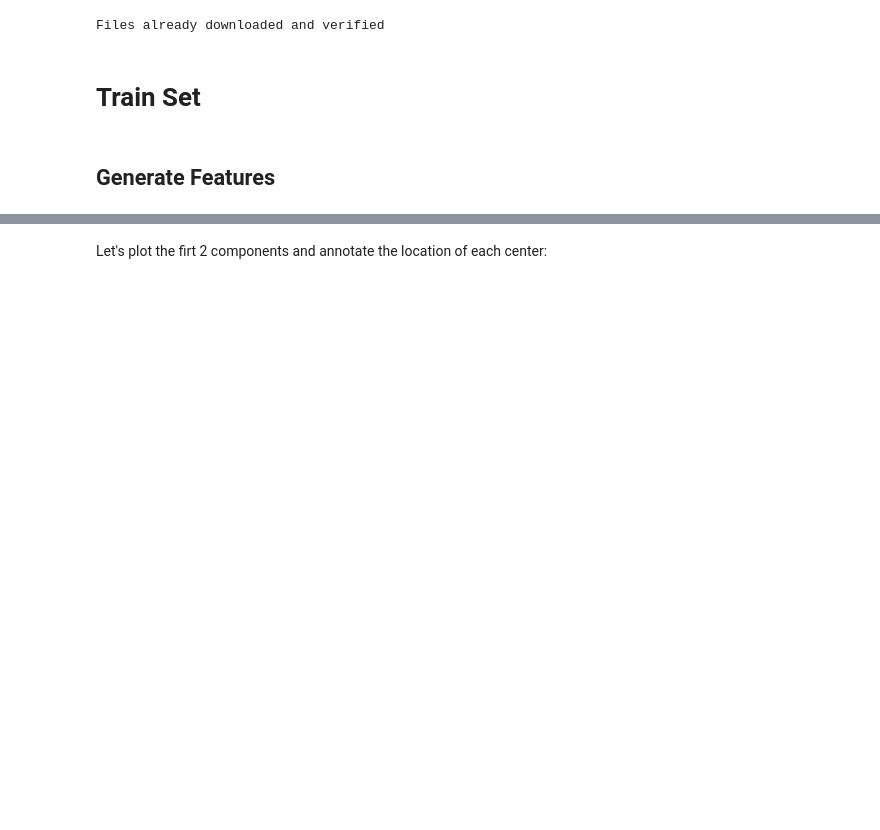
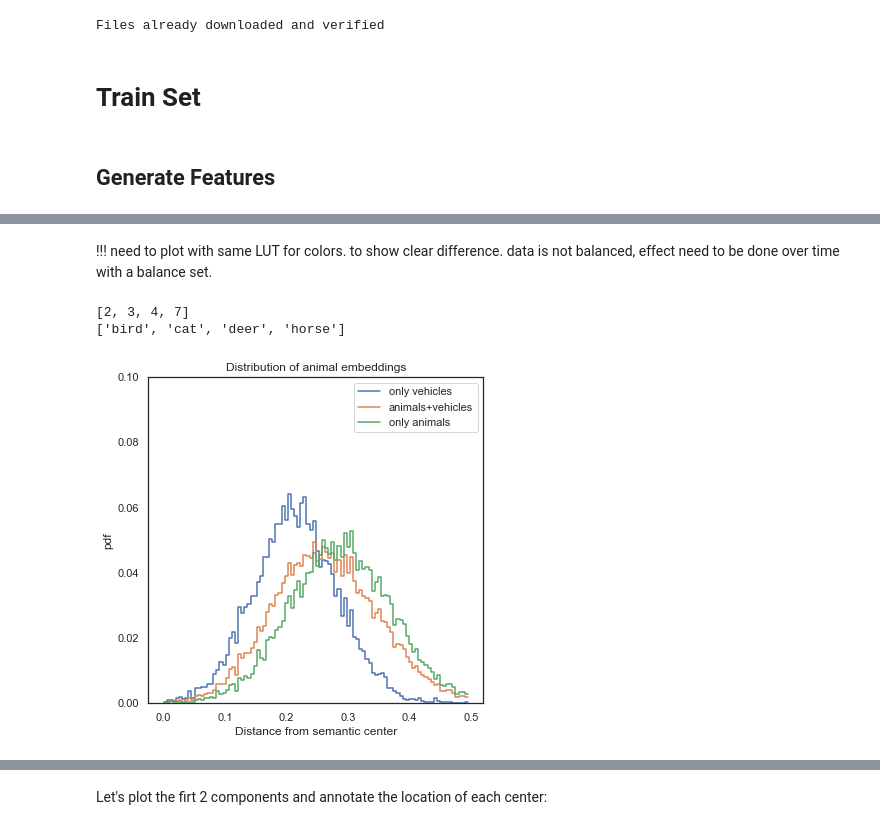
Before and after one commit to rayreed137/whylogs, a Jupyter notebook: examples/whylogs-image/whylogs-image-clusters.ipynb, the cells around one changed output, grey strips where cells are left out. Cells and saved outputs as stored; diff of their text form; code cells hidden in the pictures; blank space fills up the shorter version.

```diff
--- a/examples/whylogs-image/whylogs-image-clusters.ipynb
+++ b/examples/whylogs-image/whylogs-image-clusters.ipynb
@@ -186,0 +339,33 @@ features_p = nn.functional.normalize(torch.stack(features_p), p=2, dim=1)
+# %% [markdown]
+ !!! need to plot with same LUT for colors. to show clear difference.
+ data is not balanced, effect need to be done over time with a balance set.
+# %%
+import numpy as np
+import random
+from matplotlib import pyplot as plt
+
+# fixed bin size
+lbs=[lb for idxe, lb in enumerate(labels_center) if lb not in set((1,8))]
+print(lbs)
+print([ classes[l] for l in lbs])
+bins=np.linspace(0,0.5,100)
+plt.figure(figsize=(6,6))
+distrs=all_dists(all_distances,semantic_centers)[[idx for idx, lb in enumerate(labels_center) if lb not in set((1,8))]]
+cnts_2,_=np.histogram(distrs.ravel(),bins=bins,density=True)
+distrs_only_ship=all_dists(distances_only_ship_auto,semantic_centers)[[idx for idx, lb in enumerate(labels_center) if lb not in set((1,8))]]
+cnts,_=np.histogram(distrs_only_ship.ravel(),bins=bins,density=True)
+distrs_excpt_ship=all_dists(distances_except_ship_auto,semantic_centers)[[idx for idx, lb in enumerate(labels_center) if lb not in set((1,8))]]
+cnts_3,_=np.histogram(distrs_excpt_ship.ravel(),bins=bins,density=True)
+plt.step(bins[0:-1],  cnts/100.,label="only vehicles")
+plt.step(bins[0:-1],  cnts_2/100.,label="animals+vehicles")
+plt.step(bins[0:-1],  cnts_3/100.,label="only animals")
+plt.title('Distribution of animal embeddings')
+plt.xlabel('Distance from semantic center')
+plt.ylabel('pdf')
+plt.ylim(0,0.1)
+plt.legend()
+plt.show()
+# %% [output]
+[2, 3, 4, 7]
+['bird', 'cat', 'deer', 'horse']
+[figure, added]
```
Also changed, not shown: parts of 82 cells of this notebook, 2 other files.
